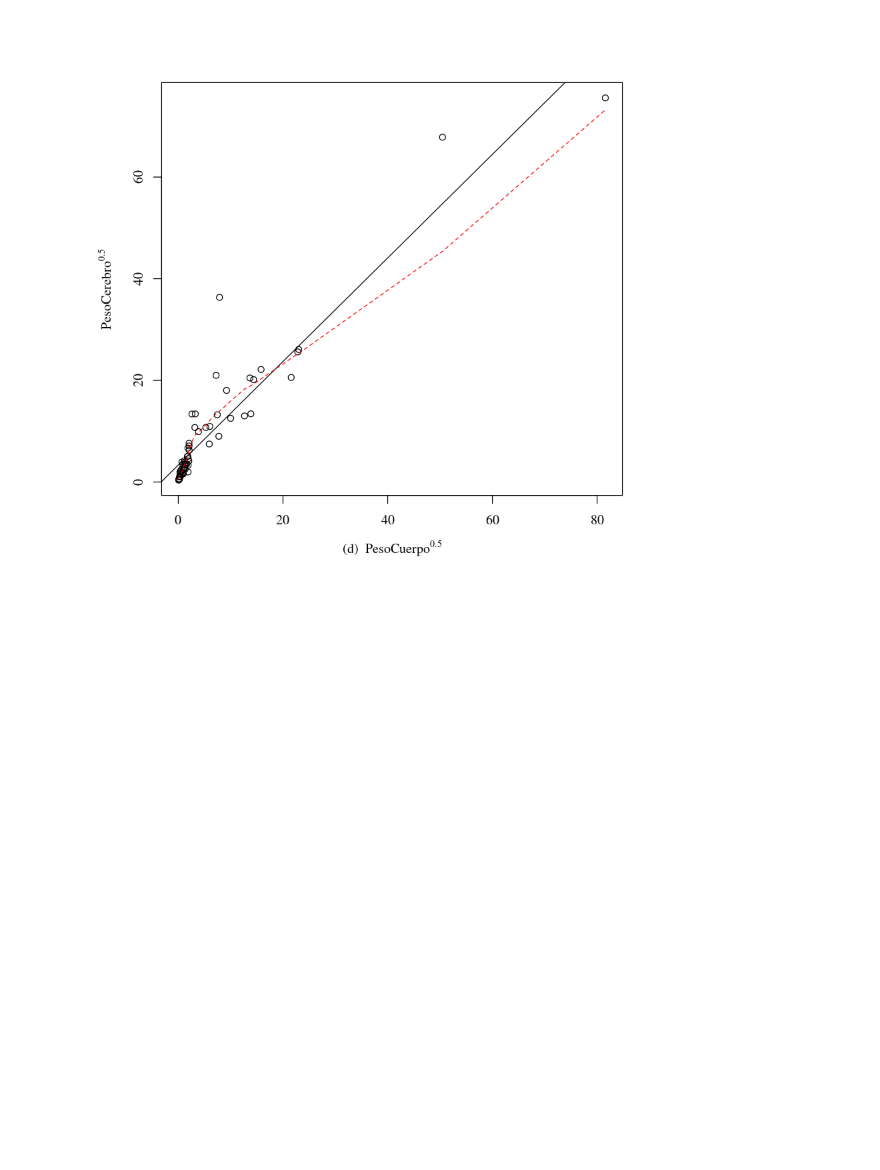
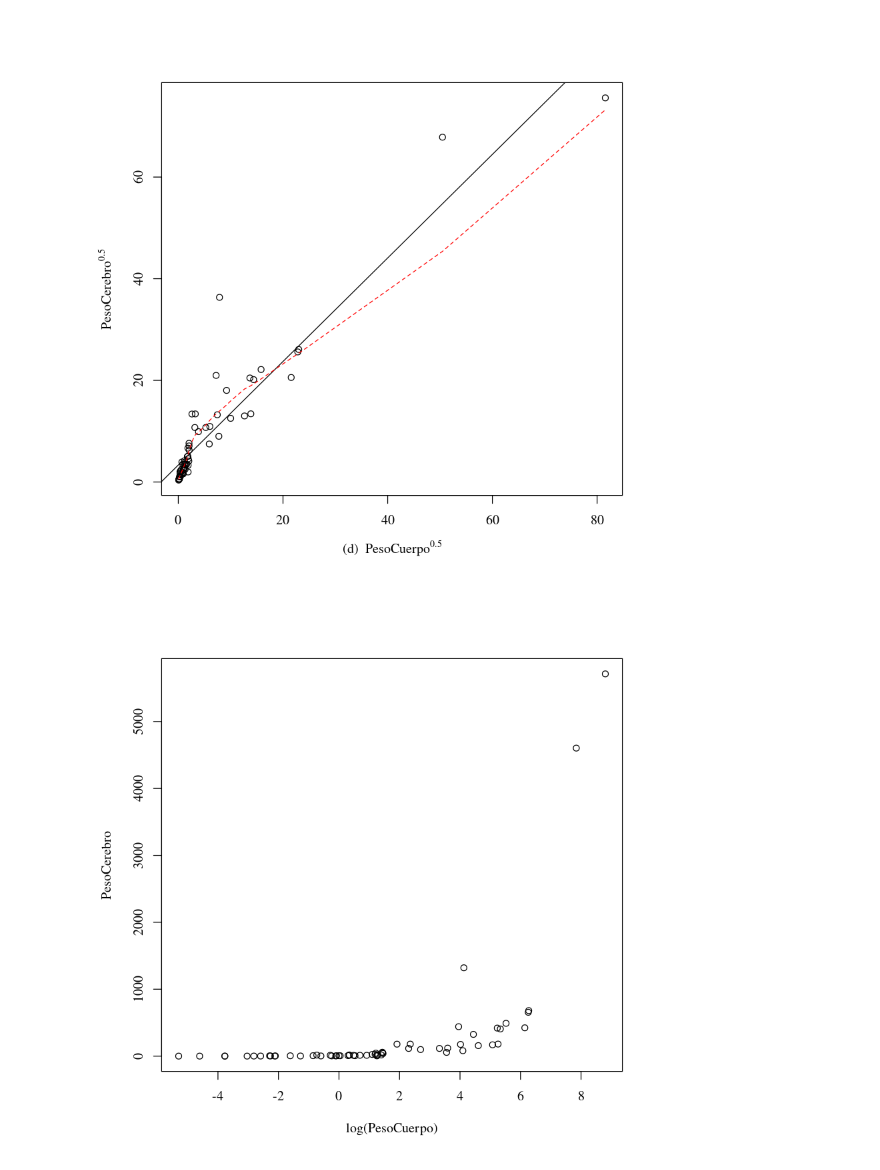
Before and after one commit to jgomezz/MsEstadAplic_MetodosEstadisticos, a Jupyter notebook: RegresionAplicada-10-Transformacion.ipynb, the cells around one changed output. Cells and saved outputs as stored; diff of their text form; code cells hidden in the pictures; blank space fills up the shorter version.

```diff
--- a/RegresionAplicada-10-Transformacion.ipynb
+++ b/RegresionAplicada-10-Transformacion.ipynb
@@ -105,0 +109,5 @@ lines(lowess(PesoCerebro4 ~ PesoCuerpo4, f = 2/3, iter = 1), lty = 2, col = "red
+# %%
+# Construimos nuestro diagrama de dispersión
+plot(PesoCerebro ~ log(PesoCuerpo))
+# %% [output]
+[figure, added]
```
Also changed, not shown: parts of 2 cells of this notebook.
